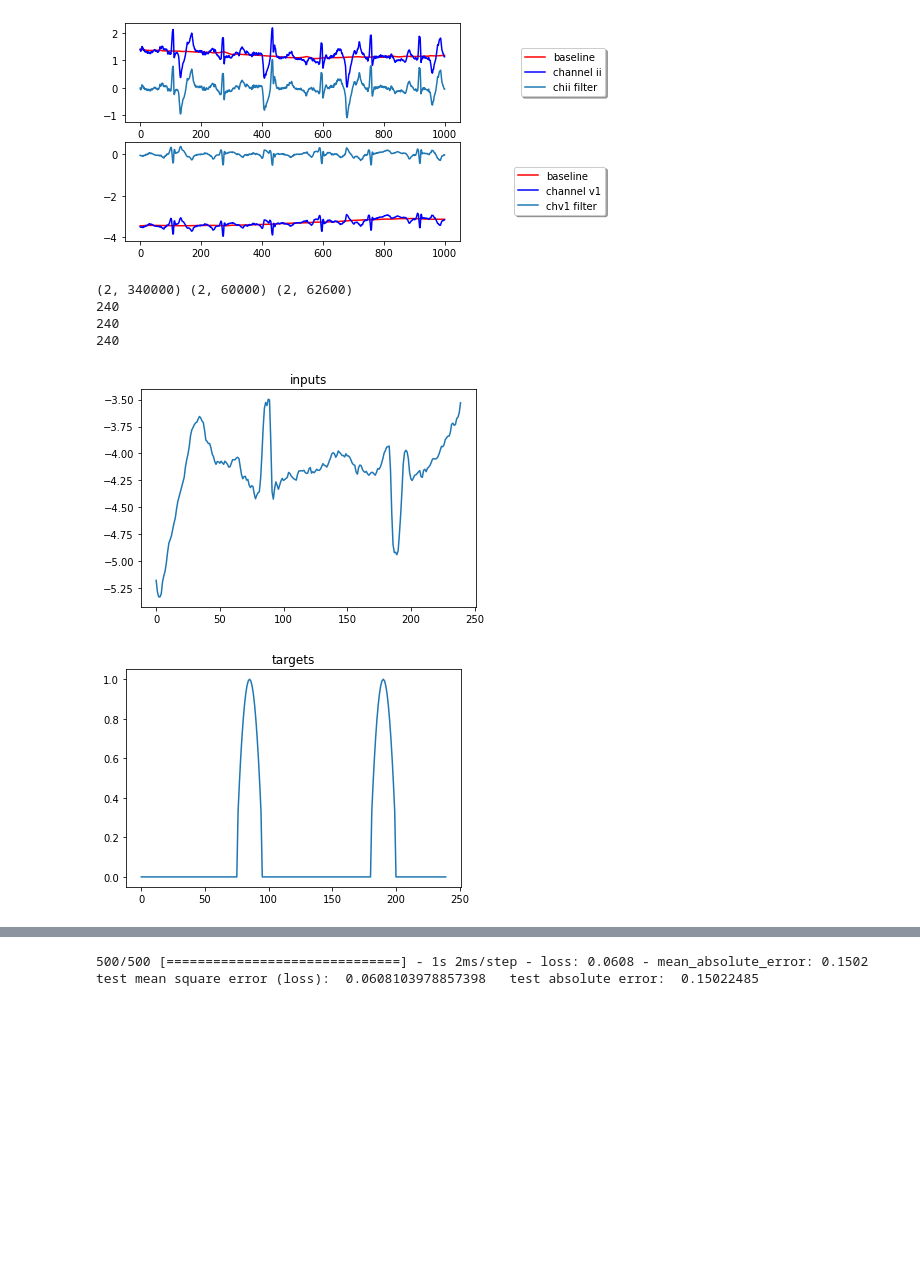
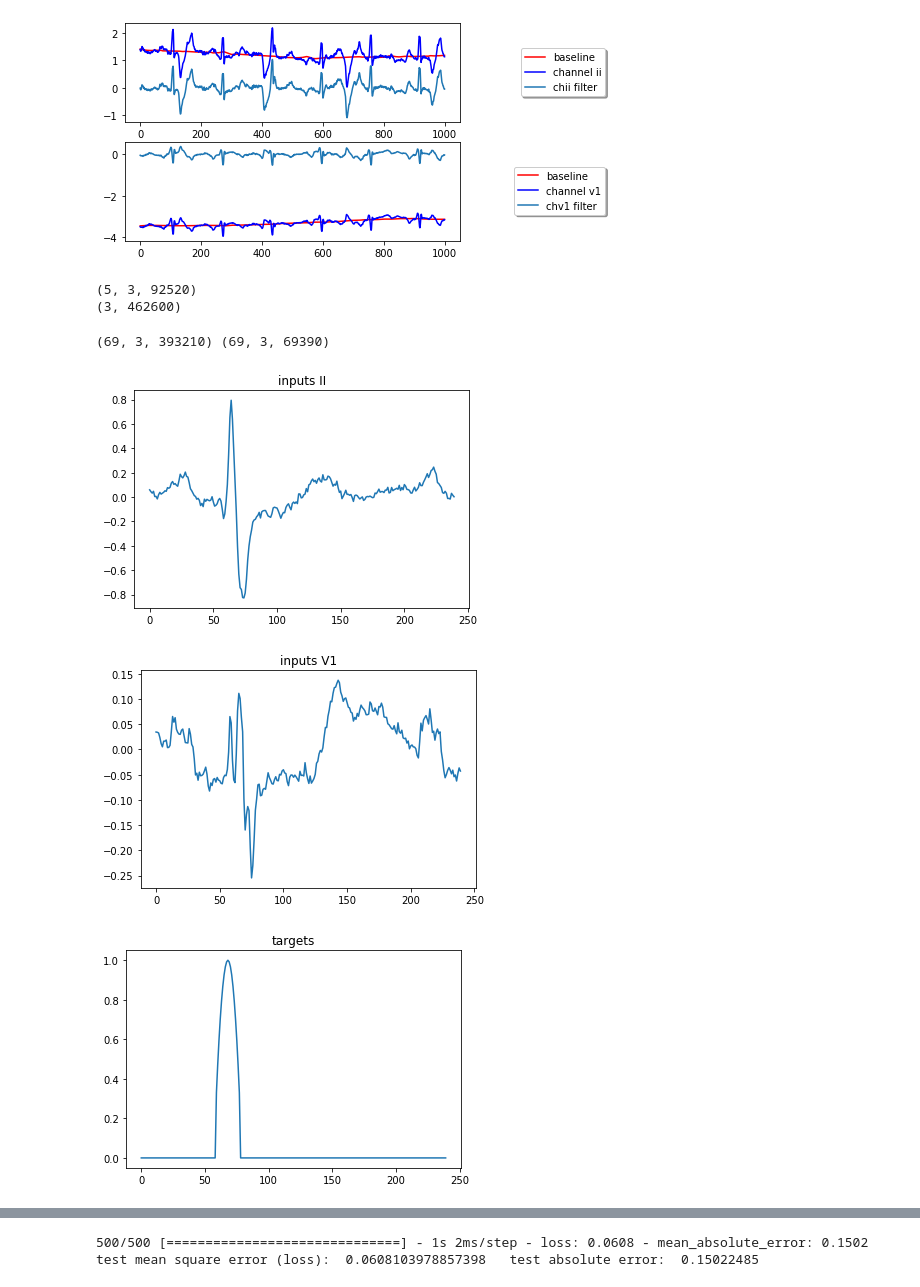
Before and after one commit to jells123/QRS-Detection, a Jupyter notebook: QRS-detectors.ipynb, the cells around one changed output, grey strips where cells are left out. Cells and saved outputs as stored; diff of their text form; code cells hidden in the pictures; blank space fills up the shorter version.

```diff
--- a/QRS-detectors.ipynb
+++ b/QRS-detectors.ipynb
@@ -259,66 +274,55 @@ plt.show()
 # %% [output]
 (462600,)
 [figure]
+# %%
+print(np.asarray(np.split(all_data[0], 5, axis=1), dtype=np.float32).shape)
+print(all_data[0].shape)
+
+trainData = all_data
+# %% [output]
+(5, 3, 92520)
+(3, 462600)
 # %%
-# prepare channel_II and spikes
-chii = channel_ii.reshape((1, -1))
+# train validation split
+valData = trainData[:, :, :int(trainData.shape[2]*val_perc)]
+trainData = trainData[:, :, int(trainData.shape[2]*val_perc):]
 
-p = parabola(ticks, len(ticks_signal), p_param)
-targets = p.reshape((1, -1))
-
-# join signal and spikes together in one array (2, ...)
-chii_data = np.asarray([channel_ii, p], np.float32)
-N = chii_data.shape[1]
-
-# train test split
-trainData = chii_data[:, :N-testDataSize]
-testData = chii_data[:, N-testDataSize:]
-
-# train validation split
-valData = trainData[:, :int(trainData.shape[1]*val_perc)]
-trainData = trainData[:, int(trainData.shape[1]*val_perc):]
-
-print(trainData.shape, valData.shape, testData.shape)
+print(trainData.shape, valData.shape)
 
 # training data
 trainData = tf.data.Dataset.from_tensors(trainData)
-trainData = trainData.map(lambda x:  selectFromSignal(x, seqL, ninputs))
+trainData = trainData.map(lambda x:  selectFromSignals(x, seqL, ninputs))
 trainData = trainData.repeat()  # Repeat the input indefinitely.
 trainData = trainData.batch(batchSize)
 
 # validation data
 valData = tf.data.Dataset.from_tensors(valData)
-valData = valData.map(lambda x:  selectFromSignal(x, seqL, ninputs))
+valData = valData.map(lambda x:  selectFromSignals(x, seqL, ninputs))
 valData = valData.repeat()  # Repeat the input indefinitely.
 valData = valData.batch(batchSize)
-
-# test data
-testData = tf.data.Dataset.from_tensors(testData)
-testData = testData.map(lambda x:  selectFromSignal(x, seqL, ninputs))
-testData = testData.repeat()  # Repeat the input indefinitely.
-testData = testData.batch(batchSize)
 # %% [output]
-(2, 340000) (2, 60000) (2, 62600)
-240
-240
-240
+(69, 3, 393210) (69, 3, 69390)
 # %%
 # let's visualize the model's input data and target data
 iterator = trainData.make_initializable_iterator()
 next_element = iterator.get_next()
 with tf.Session() as sess:
     sess.run(iterator.initializer)
     inp, targ = sess.run(next_element)
 
-plt.plot(inp[0,:])
-plt.title('inputs')
+plt.plot(inp[0,0,:])
+plt.title('inputs II')
+plt.show()
+plt.plot(inp[0,1,:])
+plt.title('inputs V1')
 plt.show()
 plt.plot(targ[0,:])
 plt.title('targets')
 plt.show()
 # %% [output]
-[figure, old version]
+[figure, new version]
-[figure, old version]
+[figure, new version]
+[figure, added]
 # %%
 from tensorflow.python.keras import layers
 
```
Also changed, not shown: parts of 8 cells of this notebook.
